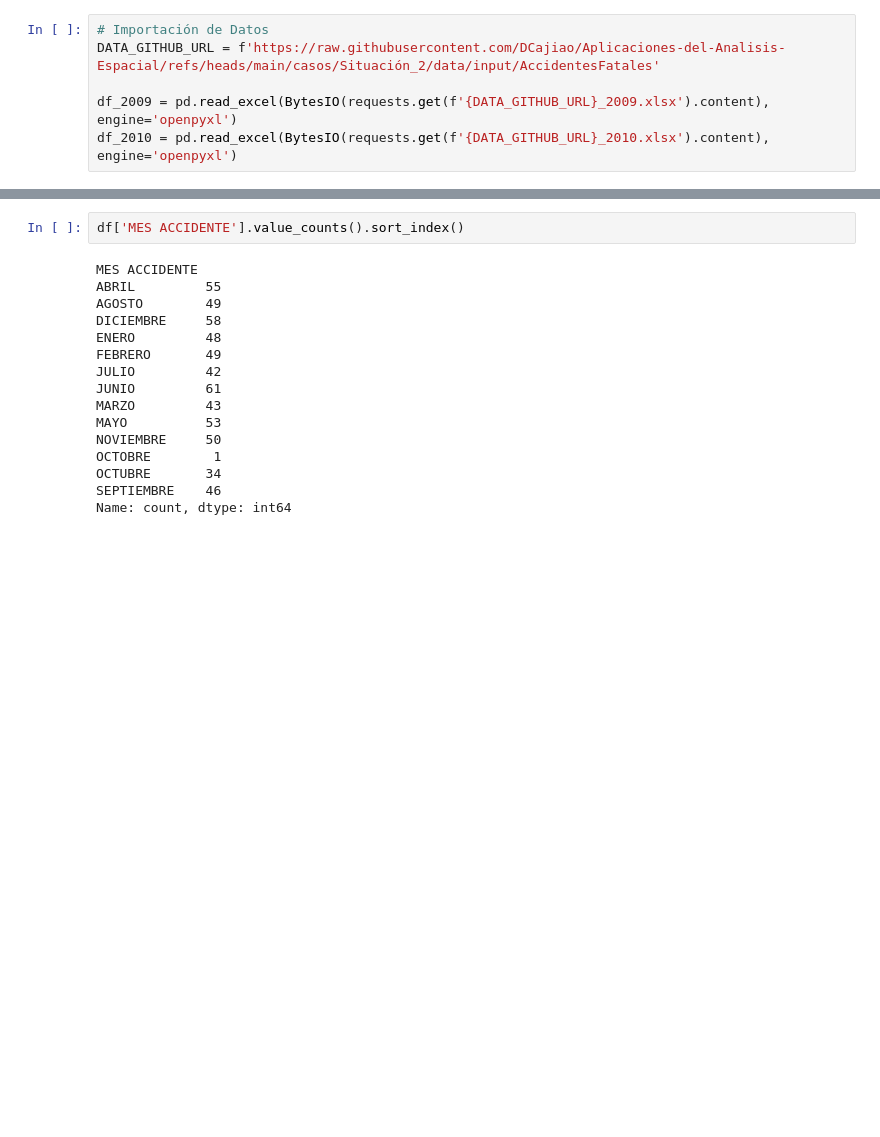
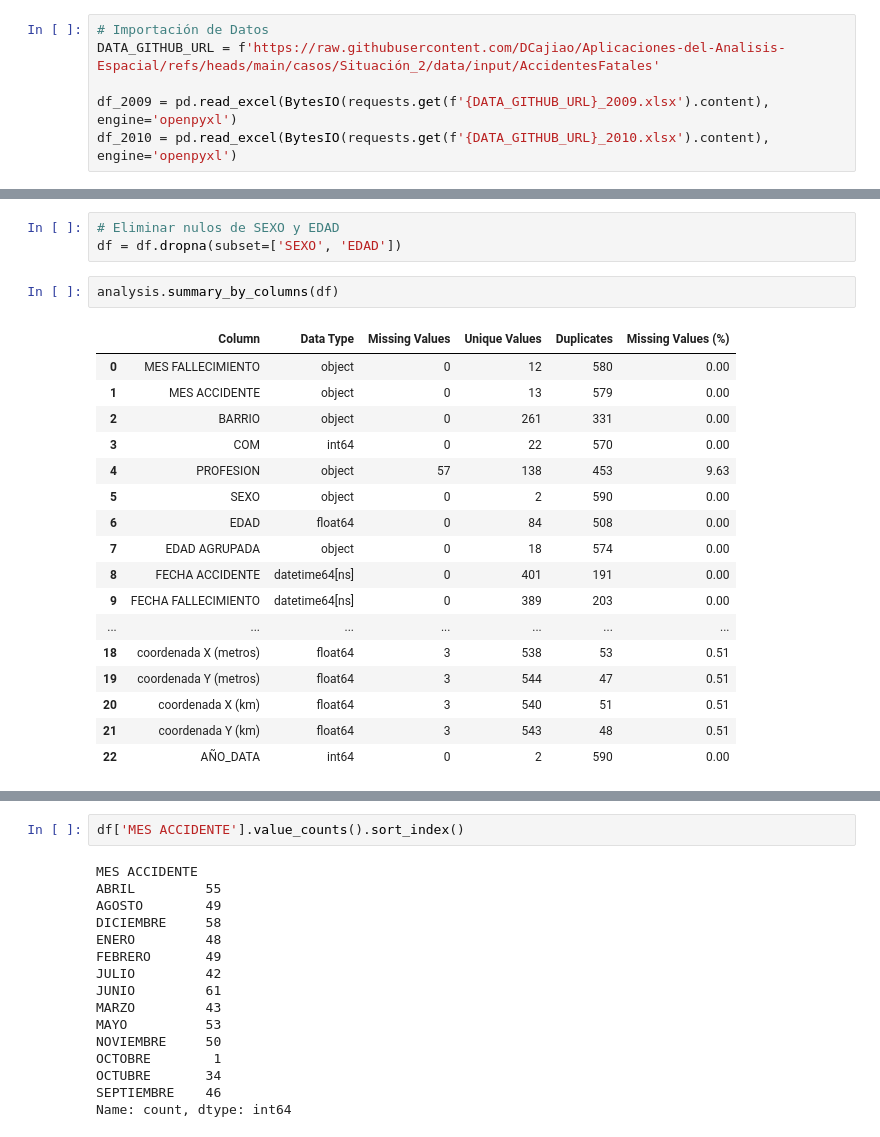
Before and after one commit to DCajiao/Aplicaciones-del-Analisis-Espacial, a Jupyter notebook: casos/Situación_2/00_preprocesamiento.ipynb, the cells around one changed output, grey strips where cells are left out. Cells and saved outputs as stored; diff of their text form; blank space fills up the shorter version.

```diff
--- a/casos/Situación_2/00_preprocesamiento.ipynb
+++ b/casos/Situación_2/00_preprocesamiento.ipynb
@@ -63,2 +124,25 @@ af.summary_by_columns(df_2010)
+# %%
+# Eliminar nulos de SEXO y EDAD
+df = df.dropna(subset=['SEXO', 'EDAD'])
+# %%
+analysis.summary_by_columns(df)
+# %% [output]
+|  | Column | Data Type | Missing Values | Unique Values | Duplicates | Missing Values (%) |
+| 0 | MES FALLECIMIENTO | object | 0 | 12 | 580 | 0.00 |
+| 1 | MES ACCIDENTE | object | 0 | 13 | 579 | 0.00 |
+| 2 | BARRIO | object | 0 | 261 | 331 | 0.00 |
+| 3 | COM | int64 | 0 | 22 | 570 | 0.00 |
+| 4 | PROFESION | object | 57 | 138 | 453 | 9.63 |
+| 5 | SEXO | object | 0 | 2 | 590 | 0.00 |
+| 6 | EDAD | float64 | 0 | 84 | 508 | 0.00 |
+| 7 | EDAD AGRUPADA | object | 0 | 18 | 574 | 0.00 |
+| 8 | FECHA ACCIDENTE | datetime64[ns] | 0 | 401 | 191 | 0.00 |
+| 9 | FECHA FALLECIMIENTO | datetime64[ns] | 0 | 389 | 203 | 0.00 |
+| ... | ... | ... | ... | ... | ... | ... |
+| 18 | coordenada X (metros) | float64 | 3 | 538 | 53 | 0.51 |
+| 19 | coordenada Y (metros) | float64 | 3 | 544 | 47 | 0.51 |
+| 20 | coordenada X (km) | float64 | 3 | 540 | 51 | 0.51 |
+| 21 | coordenada Y (km) | float64 | 3 | 543 | 48 | 0.51 |
+| 22 | AÑO_DATA | int64 | 0 | 2 | 590 | 0.00 |
 # %%
 # Mostrar registros con coordenadas nulas
```
Also changed, not shown: parts of 54 cells of this notebook.
